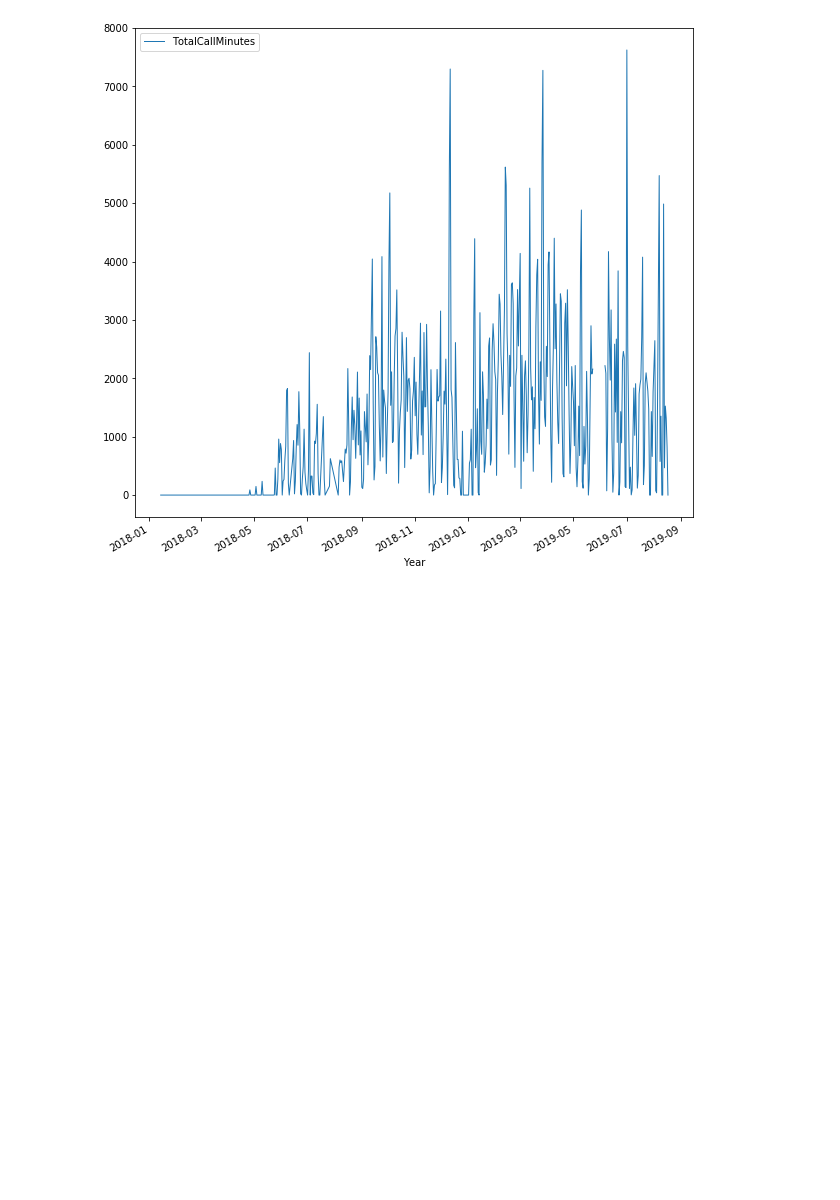
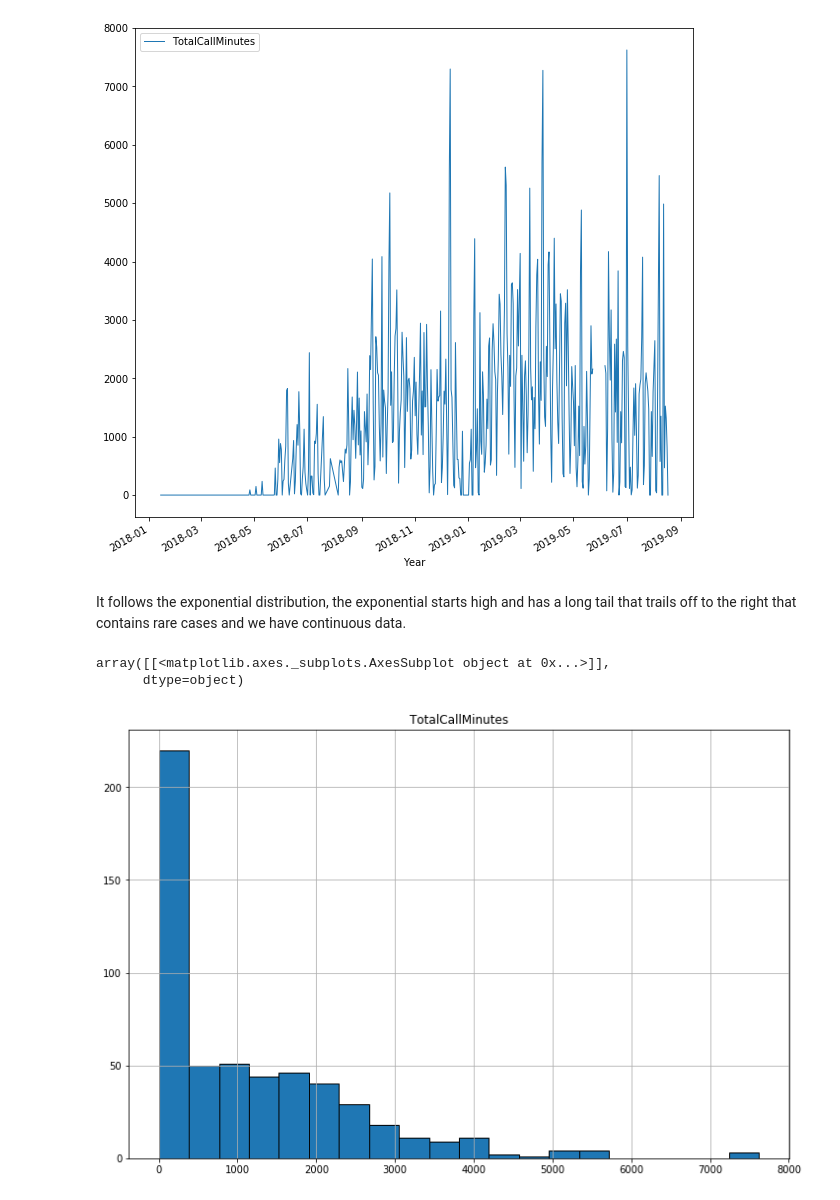
Before and after one commit to UNCG-CSE/G_Suite_Metrics, a Jupyter notebook: src/Anusha/Distribution Modeling_GoogleMeet_TotalCallMinutes.ipynb, the cells around one changed output. Saved outputs shown, nothing was run; the diff lists cells and outputs as text; code cells hidden in the pictures; blank space fills up the shorter version.

```diff
--- a/src/Anusha/Distribution Modeling_GoogleMeet_TotalCallMinutes.ipynb
+++ b/src/Anusha/Distribution Modeling_GoogleMeet_TotalCallMinutes.ipynb
@@ -5,6 +10,6 @@ import numpy as np
 # %%
 data_path2 = "C:/Users/Anusha/Documents/Copied on 9_26_19/Fall 2019/Data Science/Project/GoogleMeetUpdated2.csv"
-data2 = pd.read_csv(data_path2)
-data2['time'] = pd.to_datetime(data2['time'],utc=True)
-data2.set_index('time', inplace=True)
+callminutes = pd.read_csv(data_path2)
+callminutes['time'] = pd.to_datetime(callminutes['time'],utc=True)
+callminutes.set_index('time', inplace=True)
 # %%
@@ -13,3 +18,11 @@ plt.xlabel('Year', fontsize=10)
 # %% [output]
 Text(0.5, 0, 'Year')
 [figure]
+# %% [markdown]
+It follows the exponential distribution, the exponential starts high and has a long tail that trails off to the right that contains rare cases and we have continuous data.
+# %%
+callminutes.hist(bins=20, ec='black', figsize=(12,8))
+# %% [output]
+array([[<matplotlib.axes._subplots.AxesSubplot object at 0x...>]],
+      dtype=object)
+[figure, added]
```
Also changed, not shown: parts of 12 cells of this notebook.
